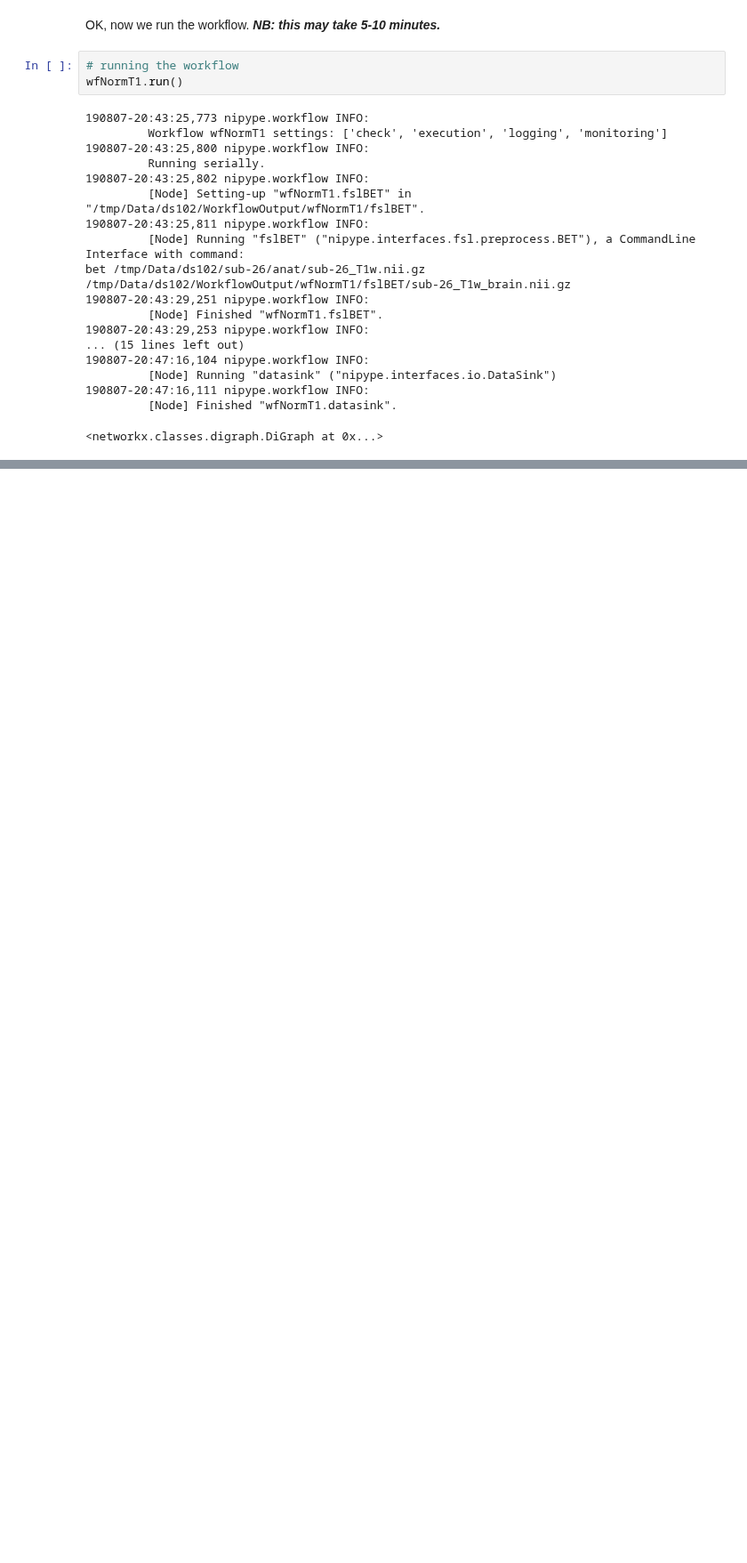
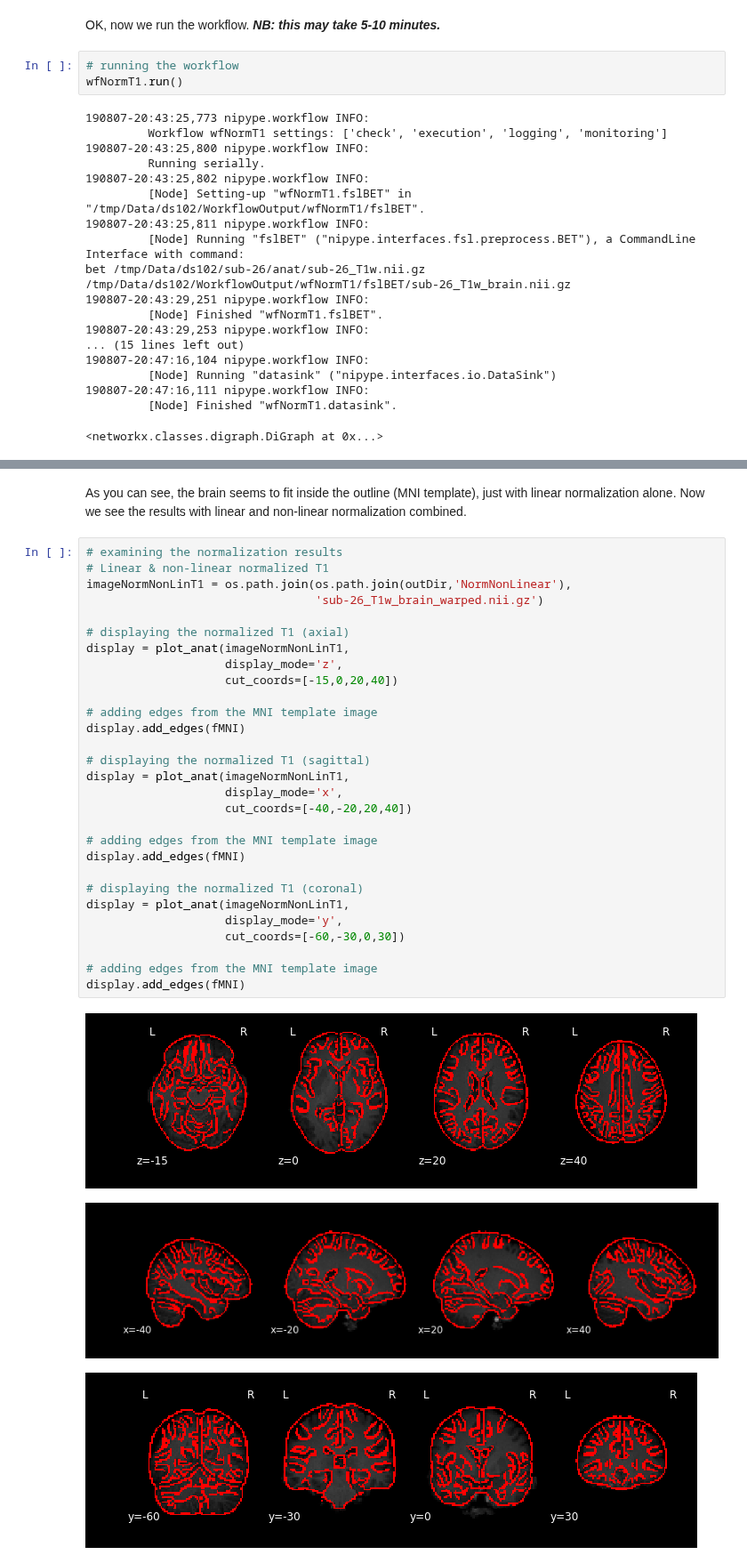
Before and after one commit to sathayas/JupyterfMRIFall2019, a Jupyter notebook: Normalization.ipynb, the cells around one changed output, grey strips where cells are left out. Shown at 89% size. Saved outputs shown, nothing was run; the diff lists cells and outputs as text; blank space fills up the shorter version.

```diff
--- a/Normalization.ipynb
+++ b/Normalization.ipynb
@@ -489,0 +527,35 @@ bet /tmp/Data/ds102/sub-26/anat/sub-26_T1w.nii.gz /tmp/Data/ds102/WorkflowOutput
+# %% [markdown]
+As you can see, the brain seems to fit inside the outline (MNI template), just with linear normalization alone. Now we see the results with linear and non-linear normalization combined.
+# %%
+# examining the normalization results
+# Linear & non-linear normalized T1
+imageNormNonLinT1 = os.path.join(os.path.join(outDir,'NormNonLinear'),
+                                 'sub-26_T1w_brain_warped.nii.gz')
+
+# displaying the normalized T1 (axial)
+display = plot_anat(imageNormNonLinT1,
+                    display_mode='z',
+                    cut_coords=[-15,0,20,40])
+
+# adding edges from the MNI template image
+display.add_edges(fMNI)
+
+# displaying the normalized T1 (sagittal)
+display = plot_anat(imageNormNonLinT1,
+                    display_mode='x',
+                    cut_coords=[-40,-20,20,40])
+
+# adding edges from the MNI template image
+display.add_edges(fMNI)
+
+# displaying the normalized T1 (coronal)
+display = plot_anat(imageNormNonLinT1,
+                    display_mode='y',
+                    cut_coords=[-60,-30,0,30])
+
+# adding edges from the MNI template image
+display.add_edges(fMNI)
+# %% [output]
+[figure, added]
+[figure, added]
+[figure, added]
```
Also changed, not shown: parts of 8 cells of this notebook.
